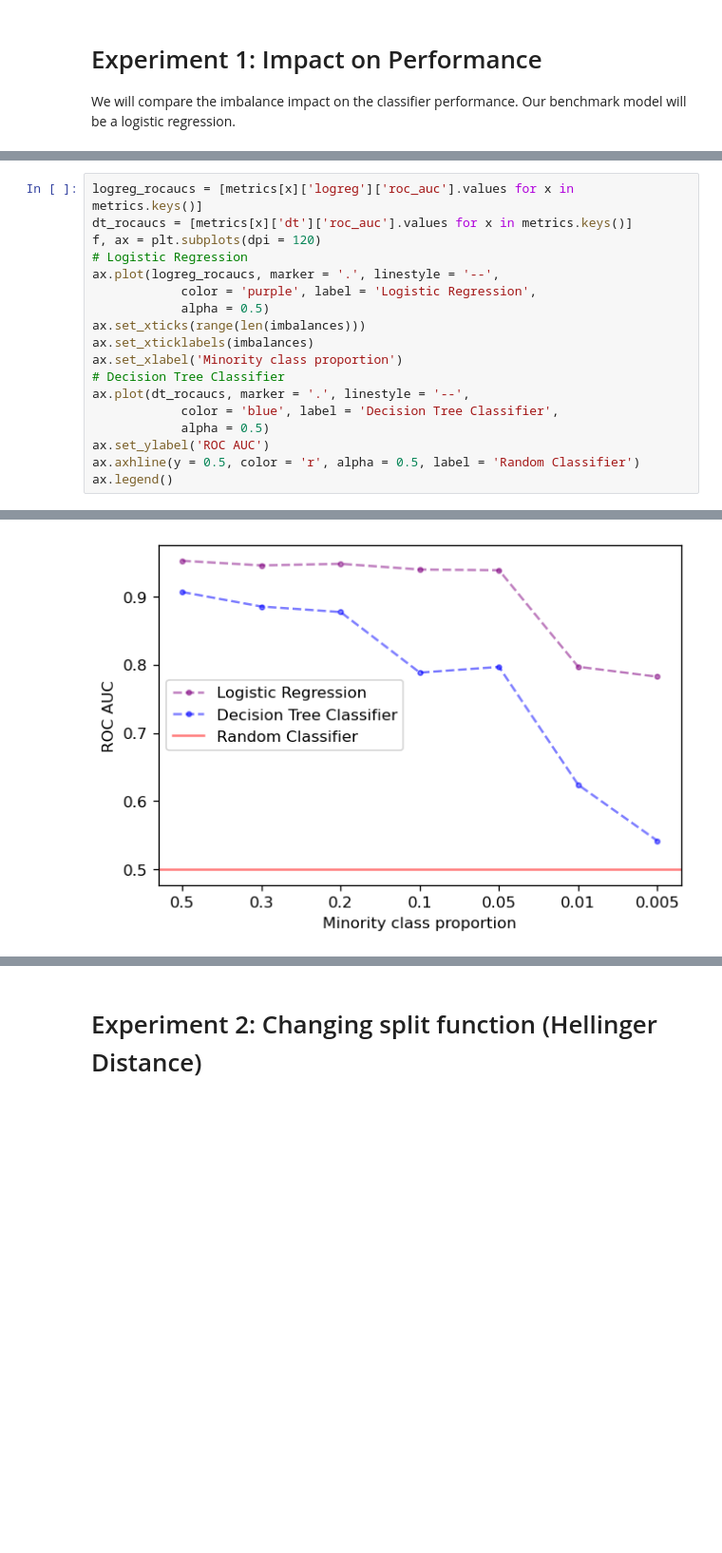
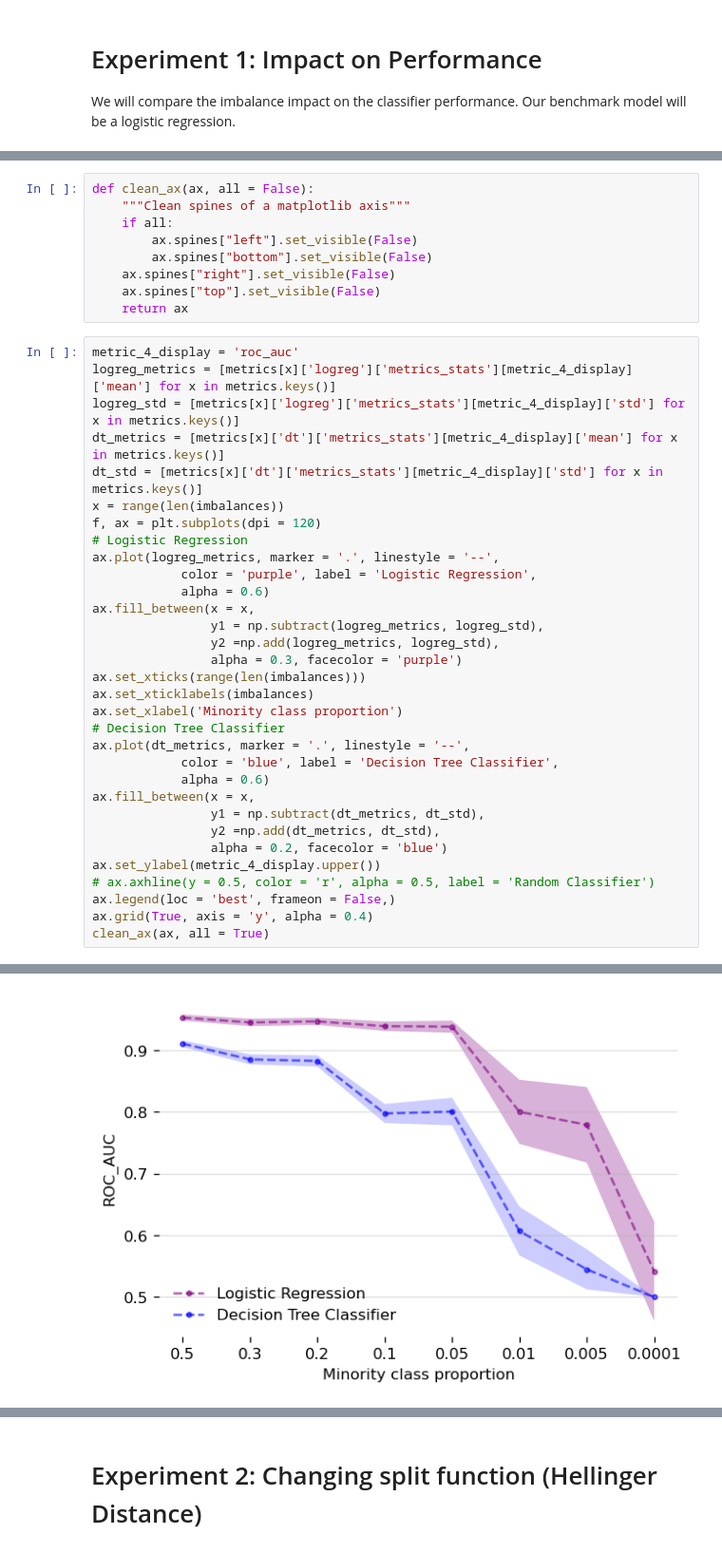
Before and after one commit to pibieta/imbalanced_learning, a Jupyter notebook: notebooks/pablo-model-dependence.ipynb, the cells around one changed output, grey strips where cells are left out. Shown at 95% size. Drawn from its saved outputs; the diff is of its cells as text; blank space fills up the shorter version.

```diff
--- a/notebooks/pablo-model-dependence.ipynb
+++ b/notebooks/pablo-model-dependence.ipynb
@@ -190,21 +357,44 @@ Minority class proportion: 0.005
         Log Regression ...
         Decision Tree ...
+# %%
+def clean_ax(ax, all = False):
+    """Clean spines of a matplotlib axis"""
+    if all:
+        ax.spines["left"].set_visible(False)
+        ax.spines["bottom"].set_visible(False)
+    ax.spines["right"].set_visible(False)
+    ax.spines["top"].set_visible(False)
+    return ax
 # %%
-logreg_rocaucs = [metrics[x]['logreg']['roc_auc'].values for x in metrics.keys()]
-dt_rocaucs = [metrics[x]['dt']['roc_auc'].values for x in metrics.keys()]
+metric_4_display = 'roc_auc'
+logreg_metrics = [metrics[x]['logreg']['metrics_stats'][metric_4_display]['mean'] for x in metrics.keys()]
+logreg_std = [metrics[x]['logreg']['metrics_stats'][metric_4_display]['std'] for x in metrics.keys()]
+dt_metrics = [metrics[x]['dt']['metrics_stats'][metric_4_display]['mean'] for x in metrics.keys()]
+dt_std = [metrics[x]['dt']['metrics_stats'][metric_4_display]['std'] for x in metrics.keys()]
+x = range(len(imbalances))
 f, ax = plt.subplots(dpi = 120)
 # Logistic Regression
-ax.plot(logreg_rocaucs, marker = '.', linestyle = '--',
+ax.plot(logreg_metrics, marker = '.', linestyle = '--',
             color = 'purple', label = 'Logistic Regression',
-            alpha = 0.5)
+            alpha = 0.6)
+ax.fill_between(x = x,
+                y1 = np.subtract(logreg_metrics, logreg_std),
+                y2 =np.add(logreg_metrics, logreg_std),
+                alpha = 0.3, facecolor = 'purple')
 ax.set_xticks(range(len(imbalances)))
 ax.set_xticklabels(imbalances)
 ax.set_xlabel('Minority class proportion')
 # Decision Tree Classifier
-ax.plot(dt_rocaucs, marker = '.', linestyle = '--',
+ax.plot(dt_metrics, marker = '.', linestyle = '--',
             color = 'blue', label = 'Decision Tree Classifier',
-            alpha = 0.5)
-ax.set_ylabel('ROC AUC')
-ax.axhline(y = 0.5, color = 'r', alpha = 0.5, label = 'Random Classifier')
-ax.legend()
+            alpha = 0.6)
+ax.fill_between(x = x,
+                y1 = np.subtract(dt_metrics, dt_std),
+                y2 =np.add(dt_metrics, dt_std),
+                alpha = 0.2, facecolor = 'blue')
+ax.set_ylabel(metric_4_display.upper())
+# ax.axhline(y = 0.5, color = 'r', alpha = 0.5, label = 'Random Classifier')
+ax.legend(loc = 'best', frameon = False,)
+ax.grid(True, axis = 'y', alpha = 0.4)
+clean_ax(ax, all = True)
 # %% [output]
@@ -212 +402 @@ ax.legend()
-[figure, old version]
+[figure, new version]
```
Also changed, not shown: parts of 12 cells of this notebook.
